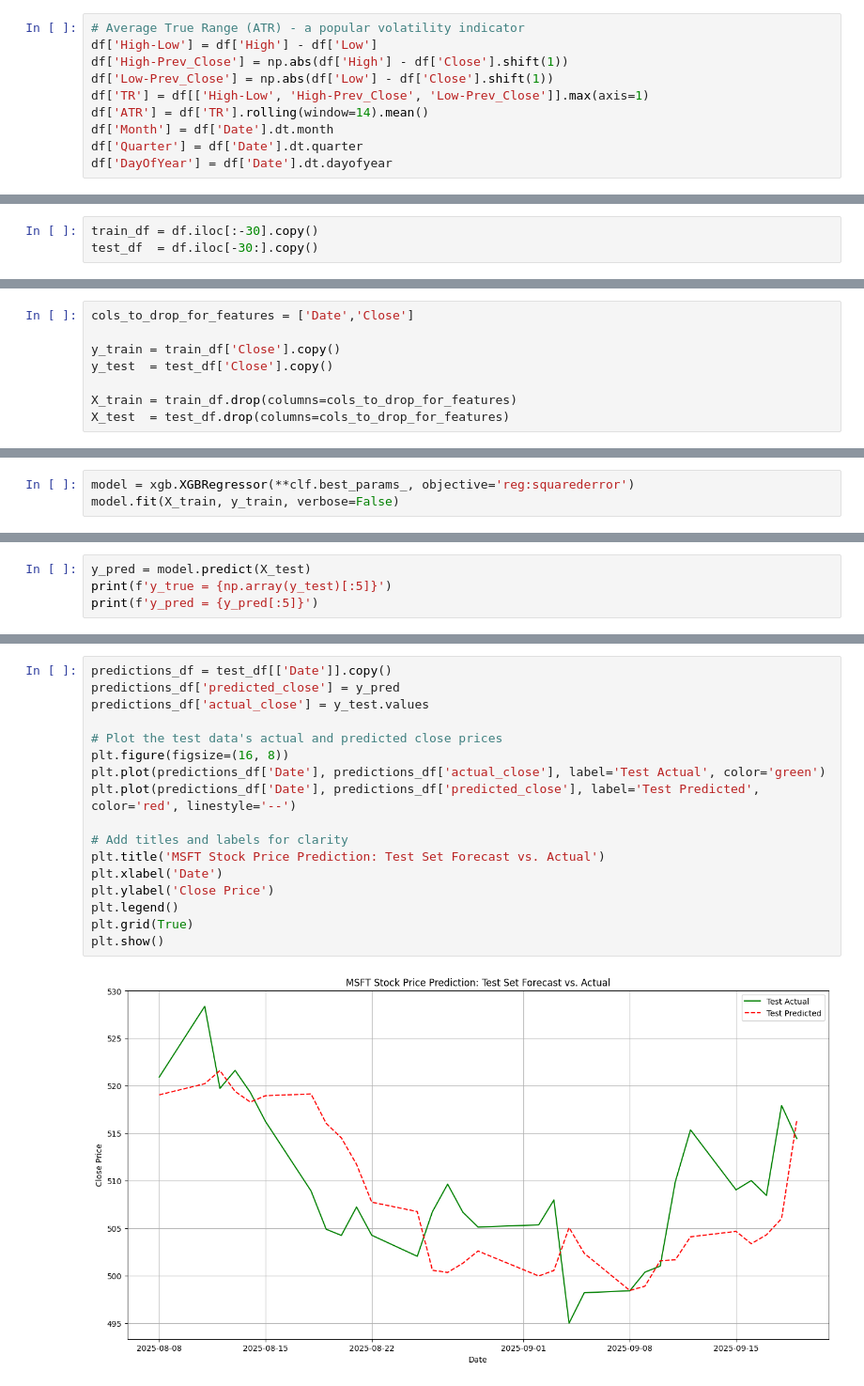
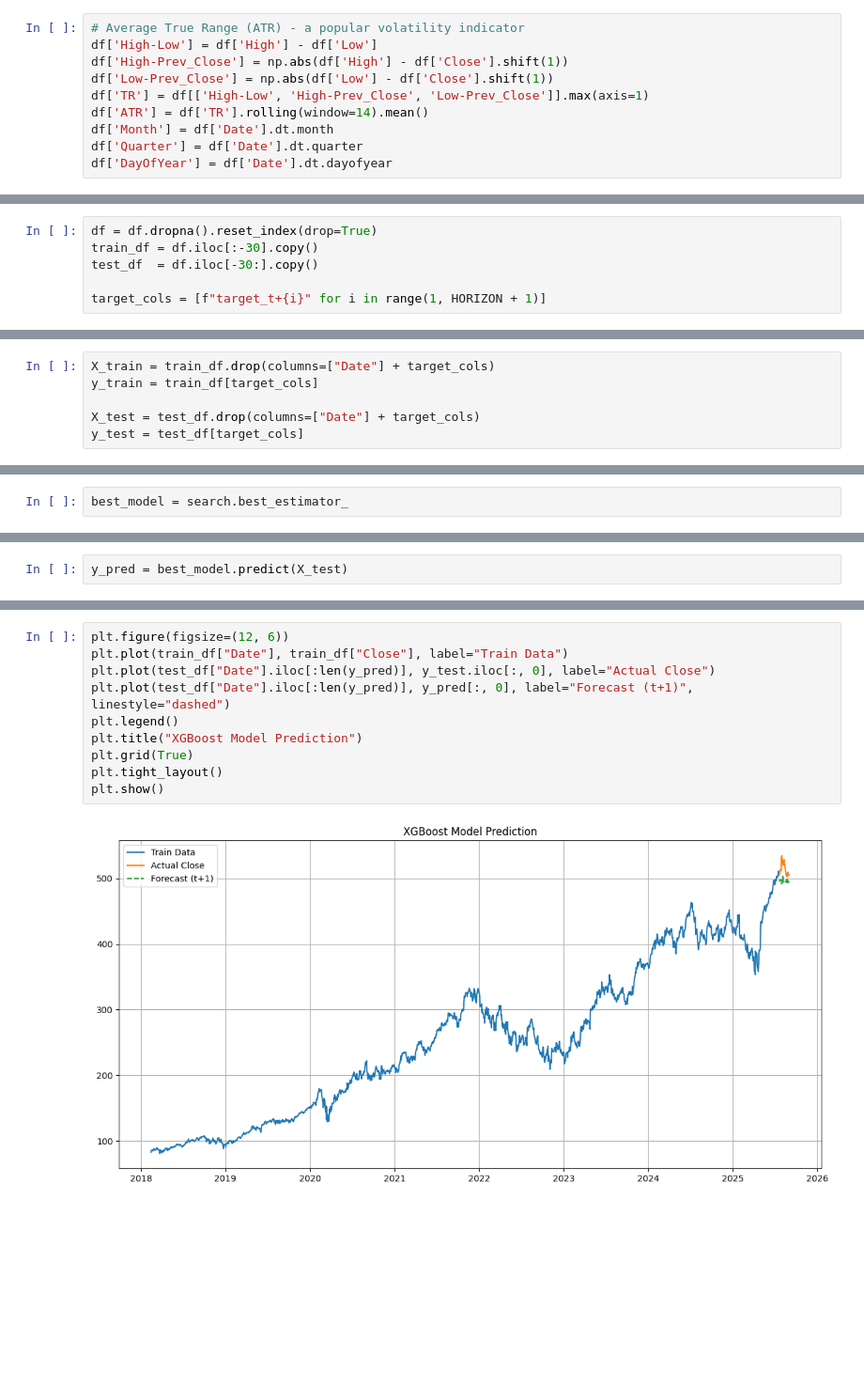
Before and after one commit to JayBro45/stock-forecast-app, a Jupyter notebook: notebooks/05_xgboost.ipynb, the cells around one changed output, grey strips where cells are left out. Shown: that part at 94% size. Drawn from its saved outputs; the diff is of its cells as text; blank space fills up the shorter version.

Commit message:
xgboost improved

```diff
--- a/notebooks/05_xgboost.ipynb
+++ b/notebooks/05_xgboost.ipynb
@@ -99,6 +97,9 @@ df.reset_index(drop=True, inplace=True)
 # %%
+df = df.dropna().reset_index(drop=True)
 train_df = df.iloc[:-30].copy()
 test_df  = df.iloc[-30:].copy()
+
+target_cols = [f"target_t+{i}" for i in range(1, HORIZON + 1)]
 # %%
 df
 # %% [output]
@@ -118,10 +119,8 @@ df
 # %%
-cols_to_drop_for_features = ['Date','Close']
+X_train = train_df.drop(columns=["Date"] + target_cols)
+y_train = train_df[target_cols]
 
-y_train = train_df['Close'].copy()
-y_test  = test_df['Close'].copy()
-
-X_train = train_df.drop(columns=cols_to_drop_for_features)
-X_test  = test_df.drop(columns=cols_to_drop_for_features)
+X_test = test_df.drop(columns=["Date"] + target_cols)
+y_test = test_df[target_cols]
 # %%
 %%time
@@ -171,3 +159,2 @@ Wall time: 31.2 s
 # %%
-model = xgb.XGBRegressor(**clf.best_params_, objective='reg:squarederror')
-model.fit(X_train, y_train, verbose=False)
+best_model = search.best_estimator_
@@ -192,4 +167,2 @@ plt.show()
 # %%
-y_pred = model.predict(X_test)
-print(f'y_true = {np.array(y_test)[:5]}')
-print(f'y_pred = {y_pred[:5]}')
+y_pred = best_model.predict(X_test)
@@ -208,19 +177,12 @@ RMSE = 6.484647682098121
 # %%
-predictions_df = test_df[['Date']].copy()
-predictions_df['predicted_close'] = y_pred
-predictions_df['actual_close'] = y_test.values
-
-# Plot the test data's actual and predicted close prices
-plt.figure(figsize=(16, 8))
-plt.plot(predictions_df['Date'], predictions_df['actual_close'], label='Test Actual', color='green')
-plt.plot(predictions_df['Date'], predictions_df['predicted_close'], label='Test Predicted', color='red', linestyle='--')
-
-# Add titles and labels for clarity
-plt.title('MSFT Stock Price Prediction: Test Set Forecast vs. Actual')
-plt.xlabel('Date')
-plt.ylabel('Close Price')
+plt.figure(figsize=(12, 6))
+plt.plot(train_df["Date"], train_df["Close"], label="Train Data")
+plt.plot(test_df["Date"].iloc[:len(y_pred)], y_test.iloc[:, 0], label="Actual Close")
+plt.plot(test_df["Date"].iloc[:len(y_pred)], y_pred[:, 0], label="Forecast (t+1)", linestyle="dashed")
 plt.legend()
+plt.title("XGBoost Model Prediction")
 plt.grid(True)
+plt.tight_layout()
 plt.show()
 # %% [output]
-[figure, old version]
+[figure, new version]
```
Also changed, not shown: parts of 11 cells of this notebook, 16 other files.
